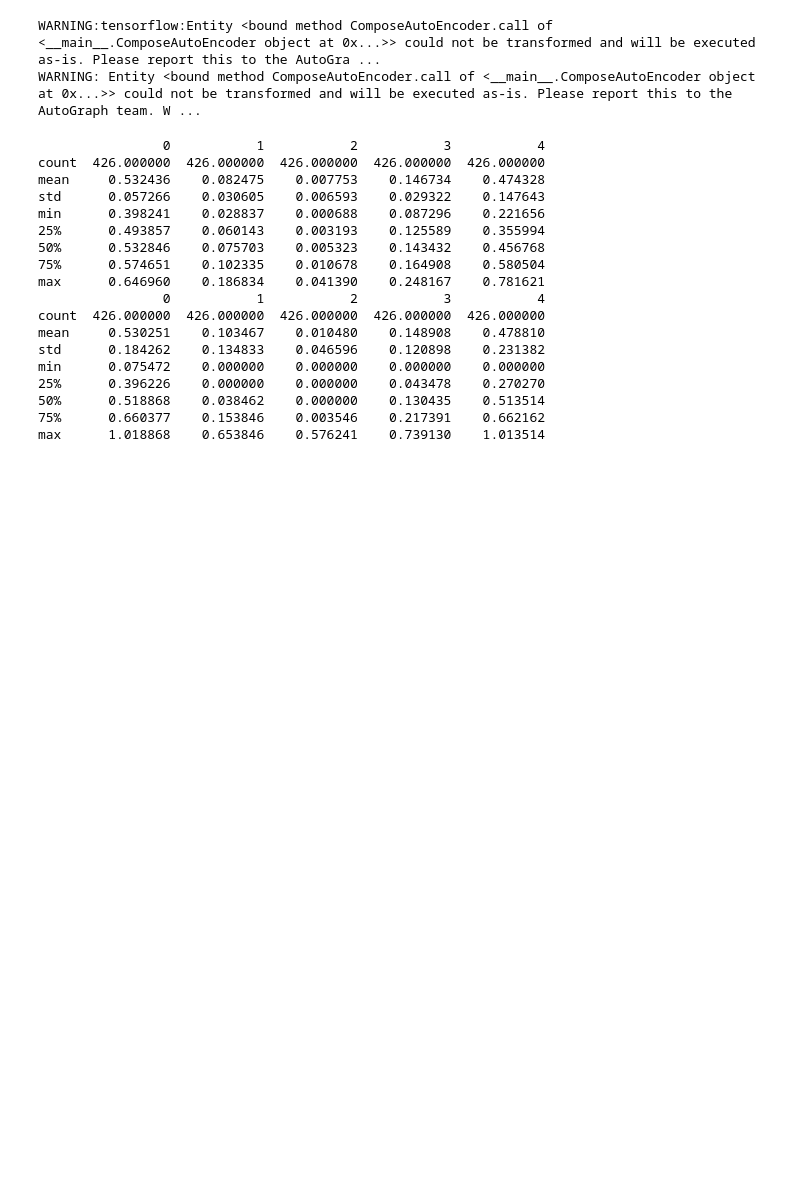
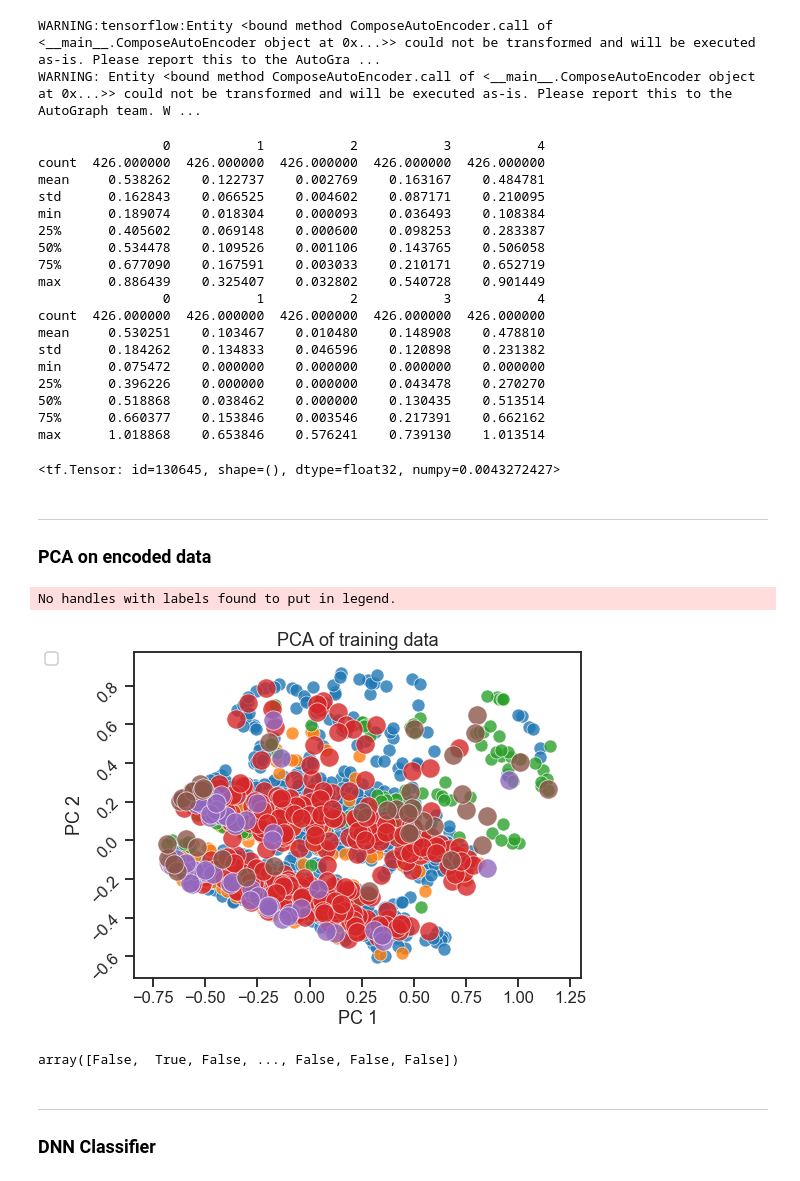
Before and after one commit to TomasSuarezL/oss-stage-2019, a Jupyter notebook: CTG Dataset/CTG_dataset_autoencoder.ipynb, the cells around one changed output. Saved outputs shown, nothing was run; the diff lists cells and outputs as text; code cells hidden in the pictures; blank space fills up the shorter version.

```diff
--- a/CTG Dataset/CTG_dataset_autoencoder.ipynb
+++ b/CTG Dataset/CTG_dataset_autoencoder.ipynb
@@ -64,4 +87,5 @@ print(np.array(X_train_norm)[:5])
 # %%
+## Definition of Auxiliar functions: loss function, gradient function and model training function
 import tensorflow as tf
 import matplotlib.pyplot as plt
 from typing import List
@@ -75,11 +99,9 @@ def grad(model: keras.models.Model, inputs: np.ndarray):
         loss_value = loss(inputs_reshaped, reconstruction)
     return loss_value, tape.gradient(loss_value, model.trainable_variables), inputs_reshaped, reconstruction
 
-def train_model(model: keras.models.Model, inputs: pd.DataFrame):
+def train_model(model: keras.models.Model, inputs: pd.DataFrame, num_epochs: int, batch_size: int):
     optimizer = tf.keras.optimizers.Adam(learning_rate=0.001)
     x_train = np.array(inputs)
-    num_epochs = 30
-    batch_size = 400
 
     for epoch in range(num_epochs):
         print("Epoch: ", epoch)
@@ -129,6 +151,6 @@ class ComposeAutoEncoder(keras.models.Model):
 # %%
 # Instantiate and train model
 autoencoder = ComposeAutoEncoder()
-train_model(autoencoder, X_train_norm)
+train_model(autoencoder, X_train_norm, num_epochs=100, batch_size=400)
 # %% [output]
 Epoch:  0
@@ -161,13 +183,13 @@ print(original_dataframe.iloc[:,:5].describe())
 # %% [output]
                 0           1           2           3           4
 count  426.000000  426.000000  426.000000  426.000000  426.000000
-mean     0.532436    0.082475    0.007753    0.146734    0.474328
-std      0.057266    0.030605    0.006593    0.029322    0.147643
-min      0.398241    0.028837    0.000688    0.087296    0.221656
-25%      0.493857    0.060143    0.003193    0.125589    0.355994
-50%      0.532846    0.075703    0.005323    0.143432    0.456768
-75%      0.574651    0.102335    0.010678    0.164908    0.580504
-max      0.646960    0.186834    0.041390    0.248167    0.781621
+mean     0.538262    0.122737    0.002769    0.163167    0.484781
+std      0.162843    0.066525    0.004602    0.087171    0.210095
+min      0.189074    0.018304    0.000093    0.036493    0.108384
+25%      0.405602    0.069148    0.000600    0.098253    0.283387
+50%      0.534478    0.109526    0.001106    0.143765    0.506058
+75%      0.677090    0.167591    0.003033    0.210171    0.652719
+max      0.886439    0.325407    0.032802    0.540728    0.901449
                 0           1           2           3           4
 count  426.000000  426.000000  426.000000  426.000000  426.000000
 mean     0.530251    0.103467    0.010480    0.148908    0.478810
@@ -177,3 +199,45 @@ min      0.075472    0.000000    0.000000    0.000000    0.000000
 50%      0.518868    0.038462    0.000000    0.130435    0.513514
 75%      0.660377    0.153846    0.003546    0.217391    0.662162
 max      1.018868    0.653846    0.576241    0.739130    1.013514
+# %%
+sum(loss(predictions[1], predictions[0]))/len(predictions[1])
+# %% [output]
+<tf.Tensor: id=130645, shape=(), dtype=float32, numpy=0.0043272427>
+# %%
+## Encode Train and Test Data
+encoded_train = autoencoder.encoder.predict(X_train_norm)
+encoded_test = autoencoder.encoder.predict(X_test_norm)
+
+# Renormalize input
+scaler = MinMaxScaler()
+encoded_train = pd.DataFrame(scaler.fit_transform(encoded_train))
+encoded_test = pd.DataFrame(scaler.transform(encoded_test))
+# %% [markdown]
+______________________________________
+### PCA on encoded data
+# %%
+pca = PCA(n_components=2)
+pca.fit(encoded_train)
+encoded_pca_train = pca.transform(encoded_train)
+encoded_pca_test = pca.transform(encoded_test)
+# %%
+sns.set_style("white")
+sns.set_context("talk")
+sns.set_style("ticks")
+ax1 = plt.subplot()
+sns.scatterplot(x=encoded_pca_train[(y_train == 1).ravel(),0], y=encoded_pca_train[(y_train == 1).ravel(),1], alpha = 0.8, s= 170, legend='full')
+sns.scatterplot(x=encoded_pca_train[(y_train == 2).ravel(),0], y=encoded_pca_train[(y_train == 2).ravel(),1], alpha = 0.8, s= 170, legend='full')
+sns.scatterplot(x=encoded_pca_train[(y_train == 3).ravel(),0], y=encoded_pca_train[(y_train == 3).ravel(),1], alpha = 0.8, s= 170, legend='full')
+sns.scatterplot(x=encoded_pca_test[(y_test == 1).ravel(),0], y=encoded_pca_test[(y_test == 1).ravel(),1], alpha = 0.8, s= 370, legend='full')
+sns.scatterplot(x=encoded_pca_test[(y_test == 2).ravel(),0], y=encoded_pca_test[(y_test == 2).ravel(),1], alpha = 0.8, s= 370, legend='full')
+sns.scatterplot(x=encoded_pca_test[(y_test == 3).ravel(),0], y=encoded_pca_test[(y_test == 3).ravel(),1], alpha = 0.8, s= 370, legend='full')
+ax1.legend(bbox_to_anchor=(-0.2, 1), loc=2, borderaxespad=0.,framealpha=1, frameon=True)
+ax1.set_xlabel("PC 1")
+ax1.set_ylabel("PC 2")
+ax1.figure.set_size_inches( (8,6) )
+ax1.set_title("PCA of training data")
+plt.yticks(rotation=45)
+plt.show()
+# %% [output]
+No handles with labels found to put in legend.
+[figure, added]
@@ -179,0 +262,7 @@ max      1.018868    0.653846    0.576241    0.739130    1.013514
+# %%
+(y_train == 2).ravel()
+# %% [output]
+array([False,  True, False, ..., False, False, False])
+# %% [markdown]
+______________________
+### DNN Classifier
```
Also changed, not shown: parts of 9 cells of this notebook, 6 other files.
